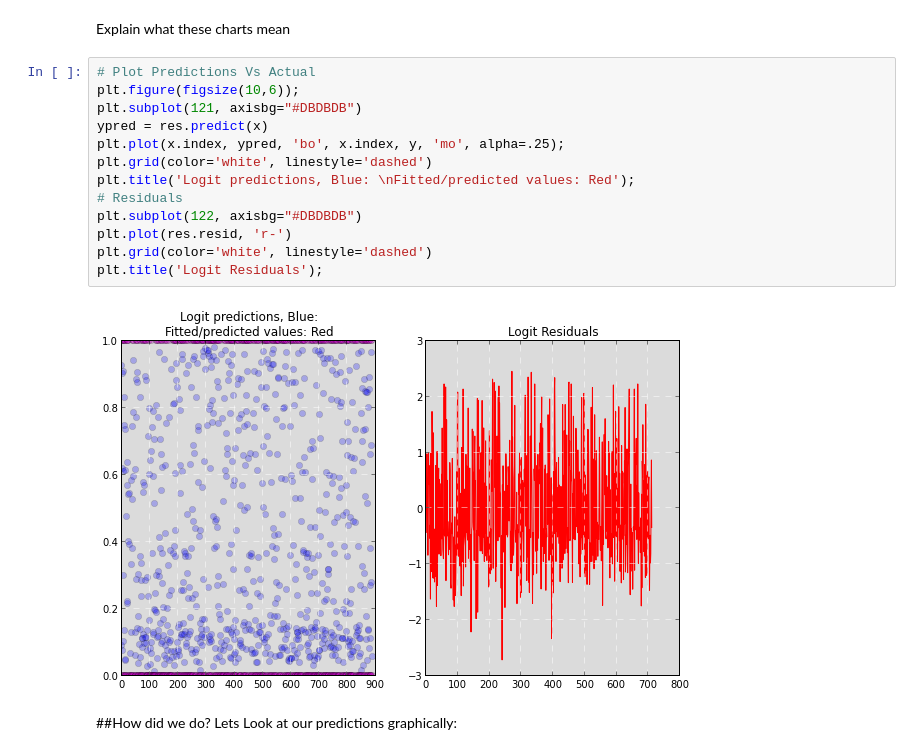
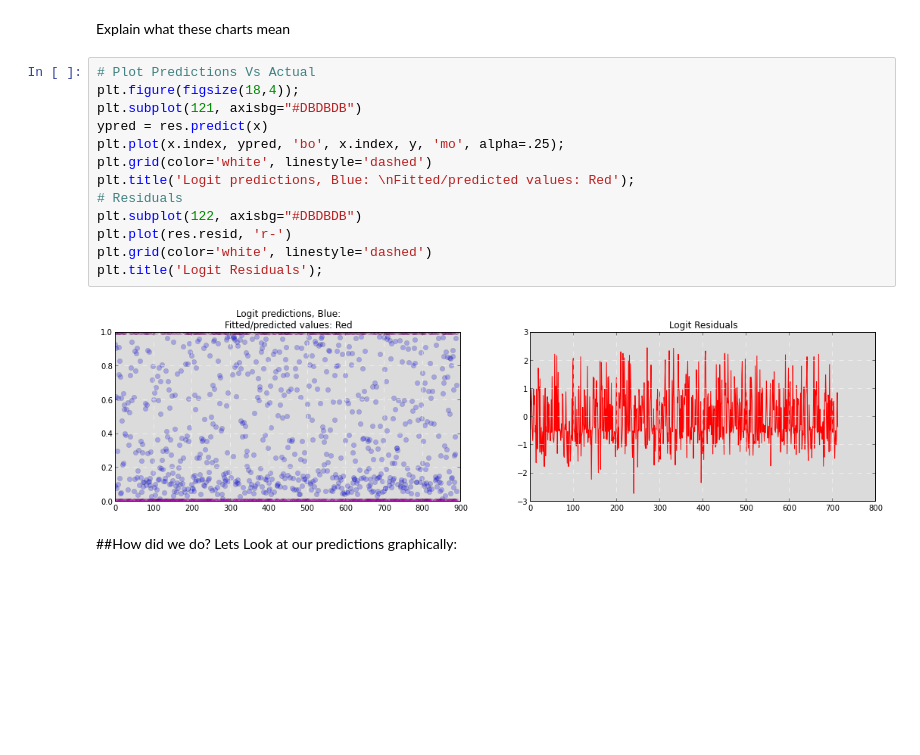
Before and after one commit to agconti/kaggle-titanic, a Jupyter notebook: Titanic.ipynb, the cells around one changed output. Drawn from its saved outputs; the diff is of its cells as text; blank space fills up the shorter version.

```diff
--- a/Titanic.ipynb
+++ b/Titanic.ipynb
@@ -333,19 +334,19 @@ Logit Regression Results
 Explain what these charts mean
 # %%
 # Plot Predictions Vs Actual
-plt.figure(figsize(10,6));
+plt.figure(figsize(18,4));
 plt.subplot(121, axisbg="#DBDBDB")
 ypred = res.predict(x)
 plt.plot(x.index, ypred, 'bo', x.index, y, 'mo', alpha=.25);
 plt.grid(color='white', linestyle='dashed')
 plt.title('Logit predictions, Blue: \nFitted/predicted values: Red');
 # Residuals
 plt.subplot(122, axisbg="#DBDBDB")
 plt.plot(res.resid, 'r-')
 plt.grid(color='white', linestyle='dashed')
 plt.title('Logit Residuals');
 # %% [output]
-[figure, old version]
+[figure, new version]
 # %% [markdown]
 ##How did we do?
 Lets Look at our predictions graphically:
```
Also changed, not shown: parts of 6 cells of this notebook.
